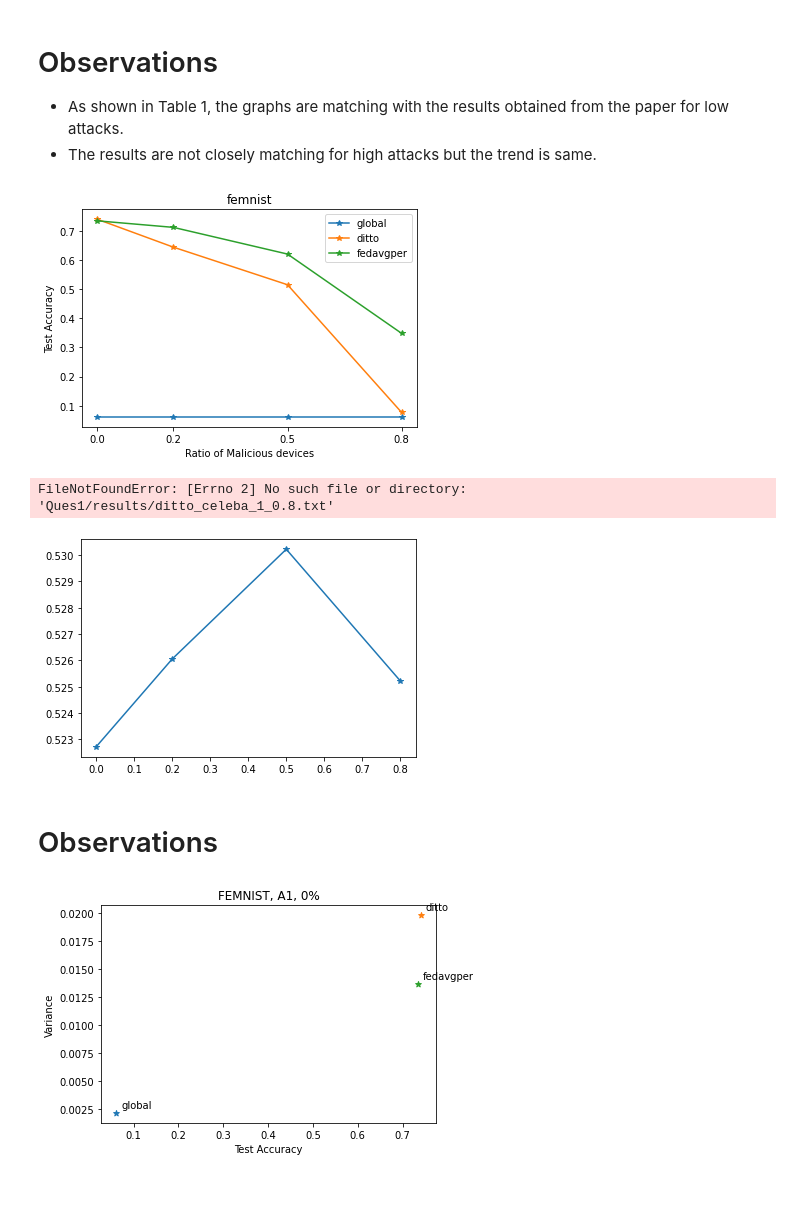
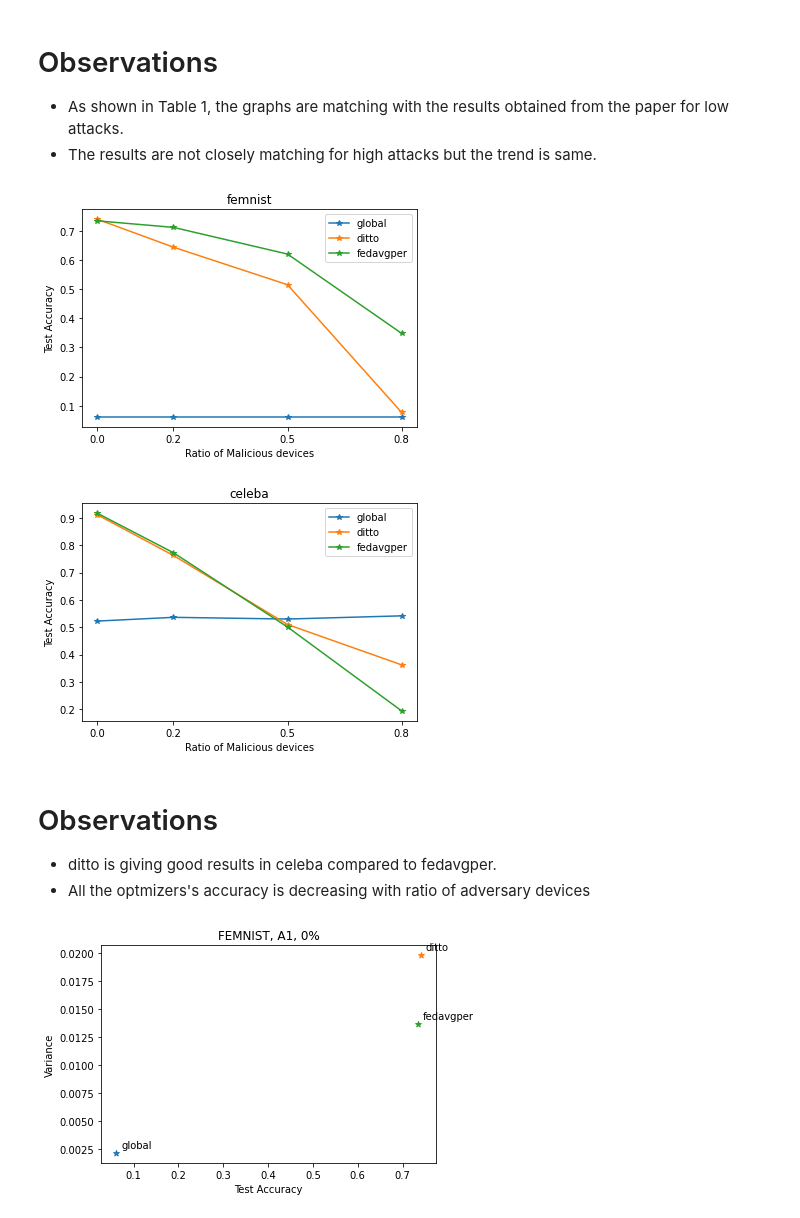
Before and after one commit to khan-shahnawaz/FederatedLearning, a Jupyter notebook: observations.ipynb, the cells around one changed output. Saved outputs shown, nothing was run; the diff lists cells and outputs as text; code cells hidden in the pictures; blank space fills up the shorter version.

```diff
--- a/observations.ipynb
+++ b/observations.ipynb
@@ -138,35 +129,36 @@ for dataset in ['femnist', 'fmnist']:
 - As shown in Table 1, the graphs are matching with the results obtained from the paper for low attacks.
 - The results are not closely matching for high attacks but the trend is same.
 # %%
-''' 1+2). Figure 4: ditto, global, fedavgper for femnist and celeba'''
+''' 1+2). Figure 4: ditto, global, fedavgper for femnist and celeba on A1'''
 
 datasets = ['femnist', 'celeba']
 for dataset in datasets:
     x = [0, 0.2, 0.5, 0.8]
     methods = ['global', 'ditto', 'fedavgper']
     for method in methods:
         y = []
         if method=='fedavgper':
             dir_name = 'Ques2'
         else:
             dir_name = 'Ques1'
         for percent in x:
             filename = dir_name+'/results/' + method + '_' + dataset + '_1_' + str(percent) + '.txt'
             accuracy, variance = get_results(filename)
             y.append(accuracy)
         plt.plot(x, y, label=method, marker='*')
     plt.xlabel('Ratio of Malicious devices')
     plt.xticks([0, 0.2, 0.5, 0.8])
     plt.ylabel('Test Accuracy')
     plt.legend()
     plt.title(dataset)
     plt.show()
 # %% [output]
 [figure]
-FileNotFoundError: [Errno 2] No such file or directory: 'Ques1/results/ditto_celeba_1_0.8.txt'
-[figure, old version]
+[figure, new version]
-# %% [markdown]
-# Observations
+# %% [markdown]
+# Observations
+- ditto is giving good results in celeba compared to fedavgper.
+- All the optmizers's accuracy is decreasing with ratio of adversary devices
 # %%
 '''1+2). variance vs test accuracy for ditto, global, fedavgper for femnist at 0% adversary and 20% adversary'''
 methods = ['global', 'ditto', 'fedavgper']
```
Also changed, not shown: parts of 10 cells of this notebook, 28 other files.
